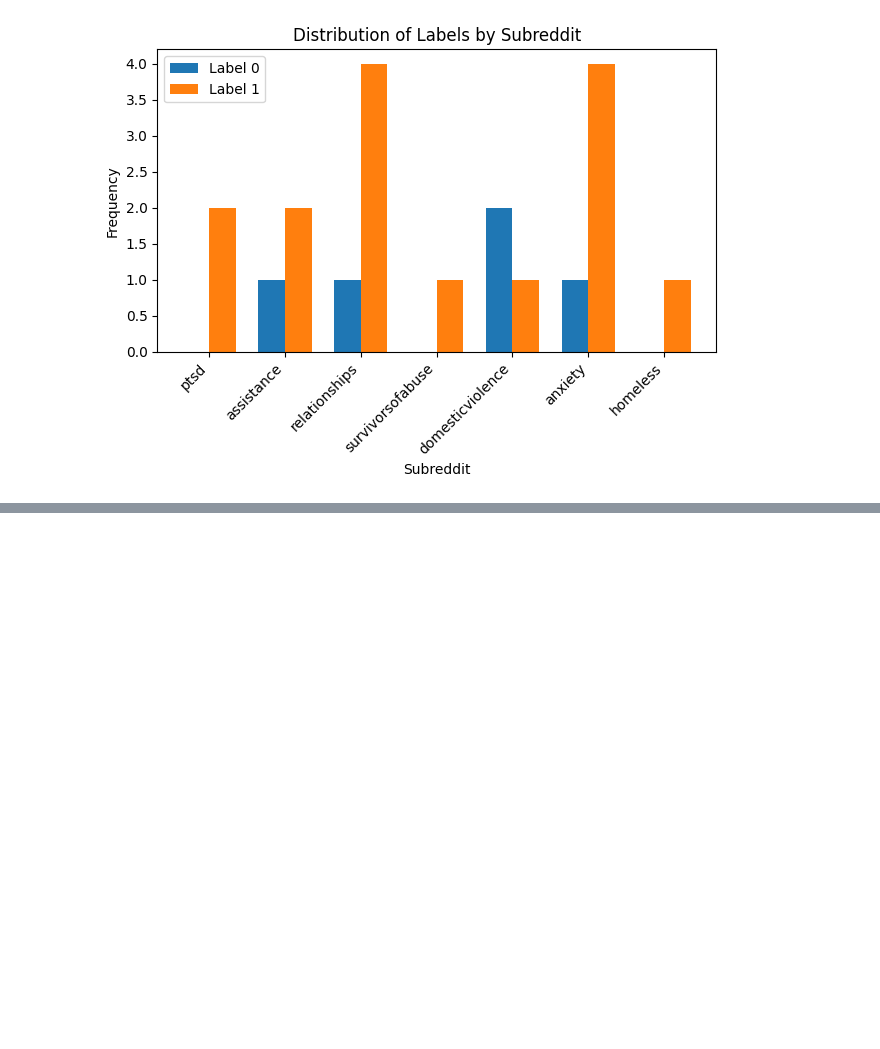
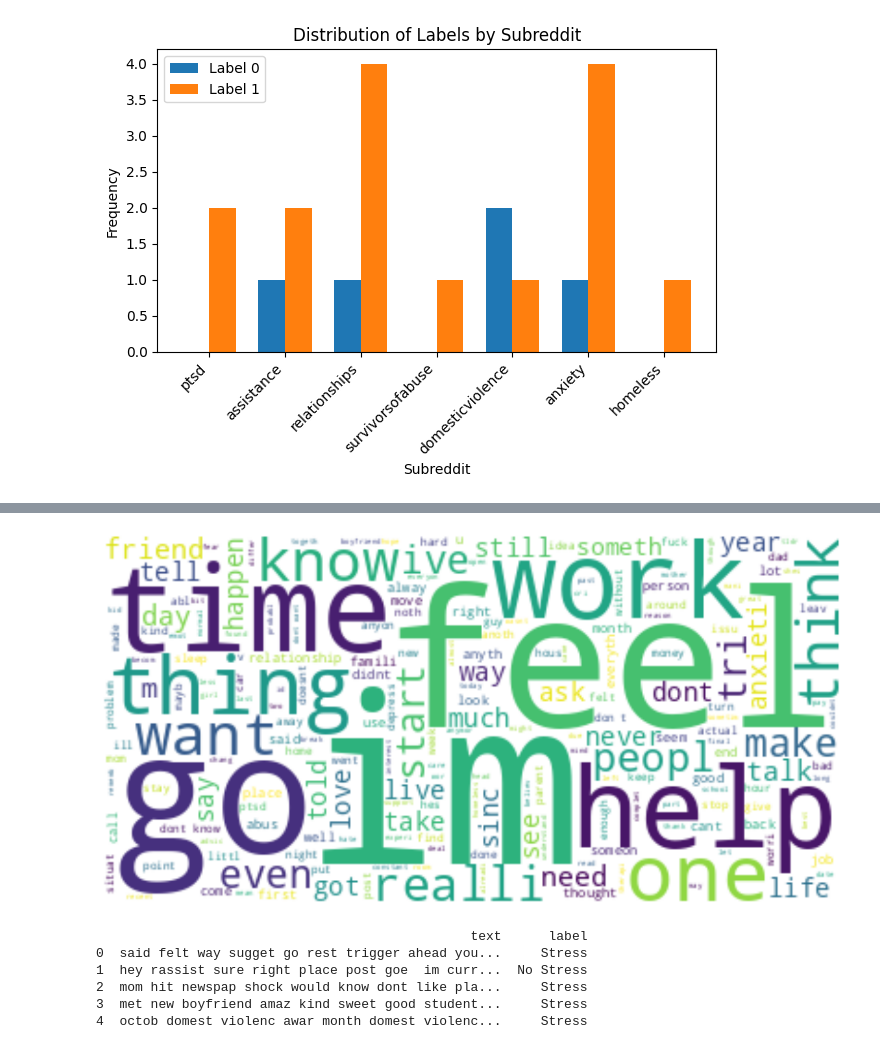
Before and after one commit to Maheen-Siddiqui/Colab-Projects, a Jupyter notebook: StressDetectionML.ipynb, the cells around one changed output, grey strips where cells are left out. Drawn from its saved outputs; the diff is of its cells as text; code cells hidden in the pictures; blank space fills up the shorter version.

```diff
--- a/StressDetectionML.ipynb
+++ b/StressDetectionML.ipynb
@@ -145,0 +218,46 @@ plt.show()
+# %%
+stop_word = set(stopwords.words("english"))
+stemm = SnowballStemmer("english")
+# %%
+def textCleaning(text):
+#Lowercasing: This converts the input text to lowercase, ensuring consistency in the text data.
+    text = str(text).lower()
+#Removing URLs: It uses regular expressions (re.sub()) to remove any URLs or web addresses from the text.
+    text = re.sub('\[.*?\]', '', text)
+#Removing HTML tags:It removes any HTML tags from the text using regular expressions.
+    text = re.sub('https?://\S+|www\.\S+', '', text)
+#Removing punctuation: It removes all punctuation marks from the text by substituting them with an empty string
+    text = re.sub('<.*?>+', '', text)
+    text = re.sub('[%s]' % re.escape(punctuation), '', text)
+#Removing newline characters:It removes newline characters from the text.
+    text = re.sub('\n', '', text)
+#Removing digits:It removes any digits or alphanumeric characters from the text
+    text = re.sub('\w*\d\w*', '', text)
+#Removing stopwords:It splits the text into words and removes any stopwords ('the', 'is', 'and', etc.) from the text.
+    text = ' '.join([word for word in text.split(' ') if word not in stop_word])
+#Stemming:It splits the text into words and applies stemming using the SnowballStemmer, reducing words to their root form
+    text = " ".join([stemm.stem(word) for word in text.split(' ')])
+    return text
+# %%
+df["text"] = df["text"].apply(textCleaning)
+# %%
+# We will generate a word cloud visualization based on the text data in your DataFrame's 'text' column
+text = " ".join(i for i in df.text)
+wordcloud = WordCloud(stopwords=set(STOPWORDS), background_color="white").generate(text)
+plt.figure(figsize = (15,10))
+plt.imshow(wordcloud, interpolation="bilinear")
+plt.axis("off")
+plt.show()
+# %% [output]
+[figure, added]
+# %%
+df["label"] = df["label"].map({0:"No Stress", 1:"Stress"})
+final_df = df[["text","label"]]
+print(final_df.head())
+# %% [output]
+                                                text      label
+0  said felt way sugget go rest trigger ahead you...     Stress
+1  hey rassist sure right place post goe  im curr...  No Stress
+2  mom hit newspap shock would know dont like pla...     Stress
+3  met new boyfriend amaz kind sweet good student...     Stress
+4  octob domest violenc awar month domest violenc...     Stress
```
Also changed, not shown: parts of 9 cells of this notebook.
